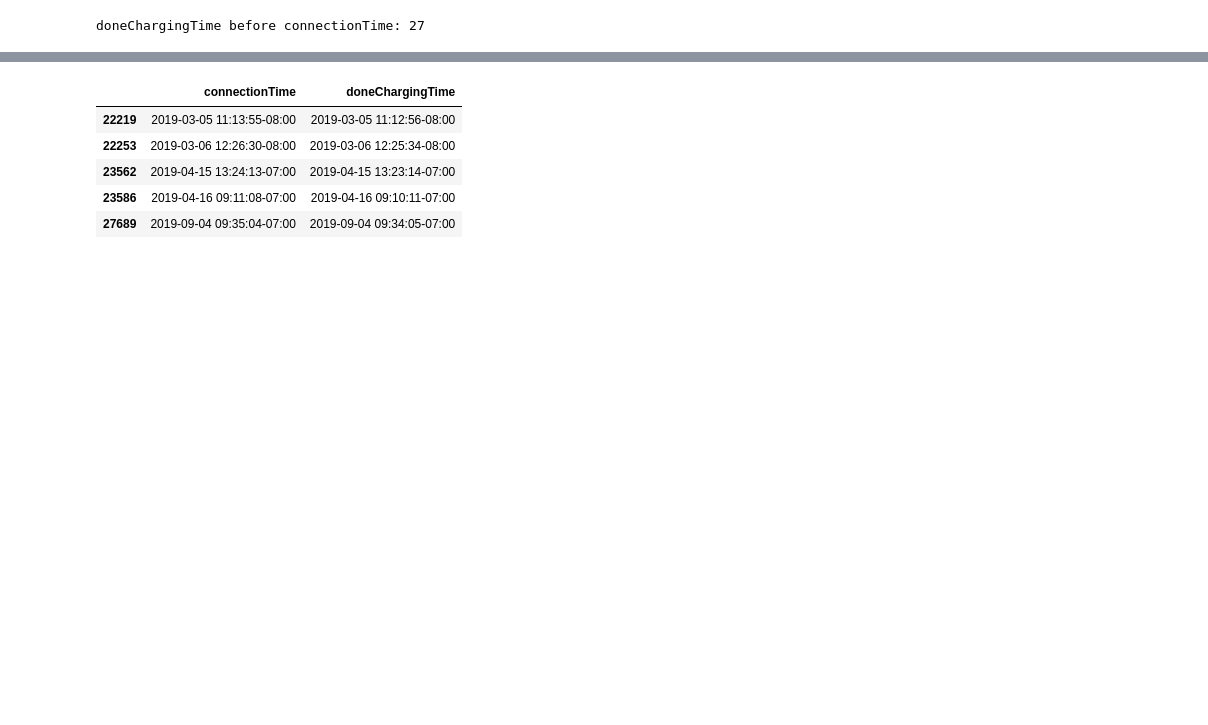
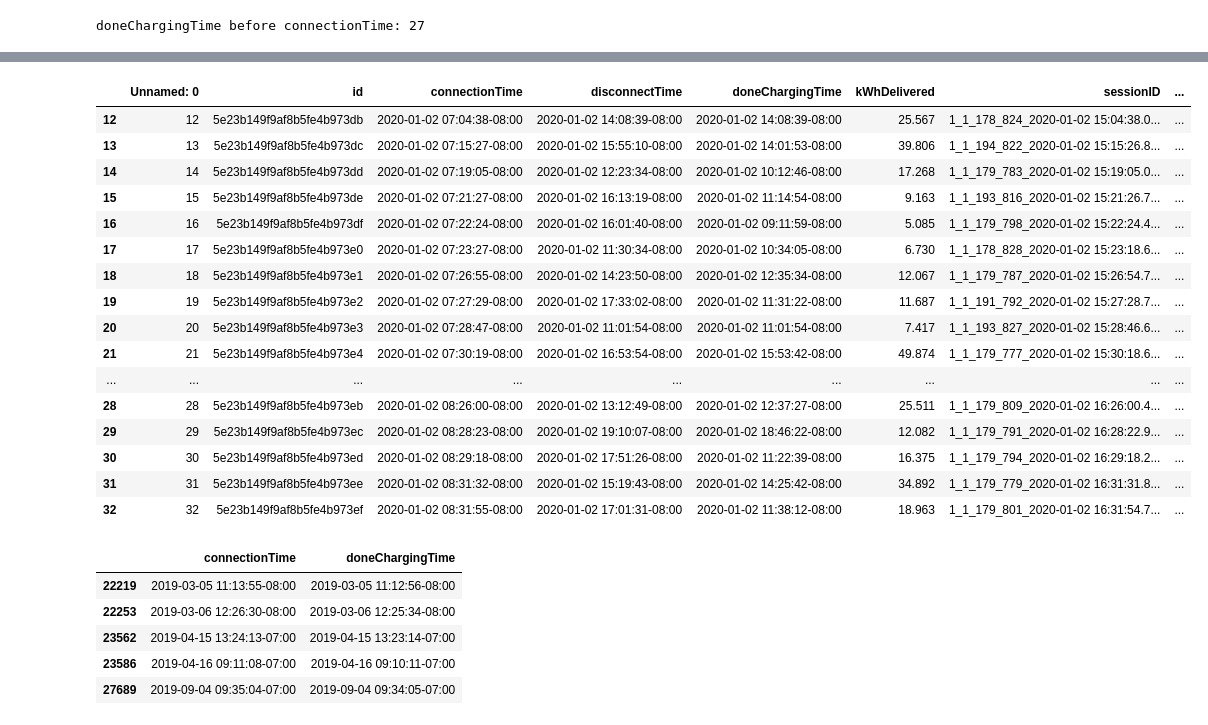
Before and after one commit to JanRkck/AA24, a Jupyter notebook: Data_Prep_Charging.ipynb, the cells around one changed output, grey strips where cells are left out. Drawn from its saved outputs; the diff is of its cells as text; code cells hidden in the pictures; blank space fills up the shorter version.

```diff
--- a/Data_Prep_Charging.ipynb
+++ b/Data_Prep_Charging.ipynb
@@ -242,3 +308,24 @@ doneChargingTime before connectionTime: 27
+# %%
+#display cahrging data from 12 to 33
+charging_data[12:33]
+# %% [output]
+|  | Unnamed: 0 | id | connectionTime | disconnectTime | doneChargingTime | kWhDelivered | sessionID | ... |
+| 12 | 12 | 5e23b149f9af8b5fe4b973db | 2020-01-02 07:04:38-08:00 | 2020-01-02 14:08:39-08:00 | 2020-01-02 14:08:39-08:00 | 25.567 | 1_1_178_824_2020-01-02 15:04:38.0... | ... |
+| 13 | 13 | 5e23b149f9af8b5fe4b973dc | 2020-01-02 07:15:27-08:00 | 2020-01-02 15:55:10-08:00 | 2020-01-02 14:01:53-08:00 | 39.806 | 1_1_194_822_2020-01-02 15:15:26.8... | ... |
+| 14 | 14 | 5e23b149f9af8b5fe4b973dd | 2020-01-02 07:19:05-08:00 | 2020-01-02 12:23:34-08:00 | 2020-01-02 10:12:46-08:00 | 17.268 | 1_1_179_783_2020-01-02 15:19:05.0... | ... |
+| 15 | 15 | 5e23b149f9af8b5fe4b973de | 2020-01-02 07:21:27-08:00 | 2020-01-02 16:13:19-08:00 | 2020-01-02 11:14:54-08:00 | 9.163 | 1_1_193_816_2020-01-02 15:21:26.7... | ... |
+| 16 | 16 | 5e23b149f9af8b5fe4b973df | 2020-01-02 07:22:24-08:00 | 2020-01-02 16:01:40-08:00 | 2020-01-02 09:11:59-08:00 | 5.085 | 1_1_179_798_2020-01-02 15:22:24.4... | ... |
+| 17 | 17 | 5e23b149f9af8b5fe4b973e0 | 2020-01-02 07:23:27-08:00 | 2020-01-02 11:30:34-08:00 | 2020-01-02 10:34:05-08:00 | 6.730 | 1_1_178_828_2020-01-02 15:23:18.6... | ... |
+| 18 | 18 | 5e23b149f9af8b5fe4b973e1 | 2020-01-02 07:26:55-08:00 | 2020-01-02 14:23:50-08:00 | 2020-01-02 12:35:34-08:00 | 12.067 | 1_1_179_787_2020-01-02 15:26:54.7... | ... |
+| 19 | 19 | 5e23b149f9af8b5fe4b973e2 | 2020-01-02 07:27:29-08:00 | 2020-01-02 17:33:02-08:00 | 2020-01-02 11:31:22-08:00 | 11.687 | 1_1_191_792_2020-01-02 15:27:28.7... | ... |
+| 20 | 20 | 5e23b149f9af8b5fe4b973e3 | 2020-01-02 07:28:47-08:00 | 2020-01-02 11:01:54-08:00 | 2020-01-02 11:01:54-08:00 | 7.417 | 1_1_193_827_2020-01-02 15:28:46.6... | ... |
+| 21 | 21 | 5e23b149f9af8b5fe4b973e4 | 2020-01-02 07:30:19-08:00 | 2020-01-02 16:53:54-08:00 | 2020-01-02 15:53:42-08:00 | 49.874 | 1_1_179_777_2020-01-02 15:30:18.6... | ... |
+| ... | ... | ... | ... | ... | ... | ... | ... | ... |
+| 28 | 28 | 5e23b149f9af8b5fe4b973eb | 2020-01-02 08:26:00-08:00 | 2020-01-02 13:12:49-08:00 | 2020-01-02 12:37:27-08:00 | 25.511 | 1_1_179_809_2020-01-02 16:26:00.4... | ... |
+| 29 | 29 | 5e23b149f9af8b5fe4b973ec | 2020-01-02 08:28:23-08:00 | 2020-01-02 19:10:07-08:00 | 2020-01-02 18:46:22-08:00 | 12.082 | 1_1_179_791_2020-01-02 16:28:22.9... | ... |
+| 30 | 30 | 5e23b149f9af8b5fe4b973ed | 2020-01-02 08:29:18-08:00 | 2020-01-02 17:51:26-08:00 | 2020-01-02 11:22:39-08:00 | 16.375 | 1_1_179_794_2020-01-02 16:29:18.2... | ... |
+| 31 | 31 | 5e23b149f9af8b5fe4b973ee | 2020-01-02 08:31:32-08:00 | 2020-01-02 15:19:43-08:00 | 2020-01-02 14:25:42-08:00 | 34.892 | 1_1_179_779_2020-01-02 16:31:31.8... | ... |
+| 32 | 32 | 5e23b149f9af8b5fe4b973ef | 2020-01-02 08:31:55-08:00 | 2020-01-02 17:01:31-08:00 | 2020-01-02 11:38:12-08:00 | 18.963 | 1_1_179_801_2020-01-02 16:31:54.7... | ... |
 # %%
 display(doneBeforeConnect[['connectionTime', 'doneChargingTime']].head())
 # %% [output]
```
Also changed, not shown: parts of 10 cells of this notebook, 1 other file.
